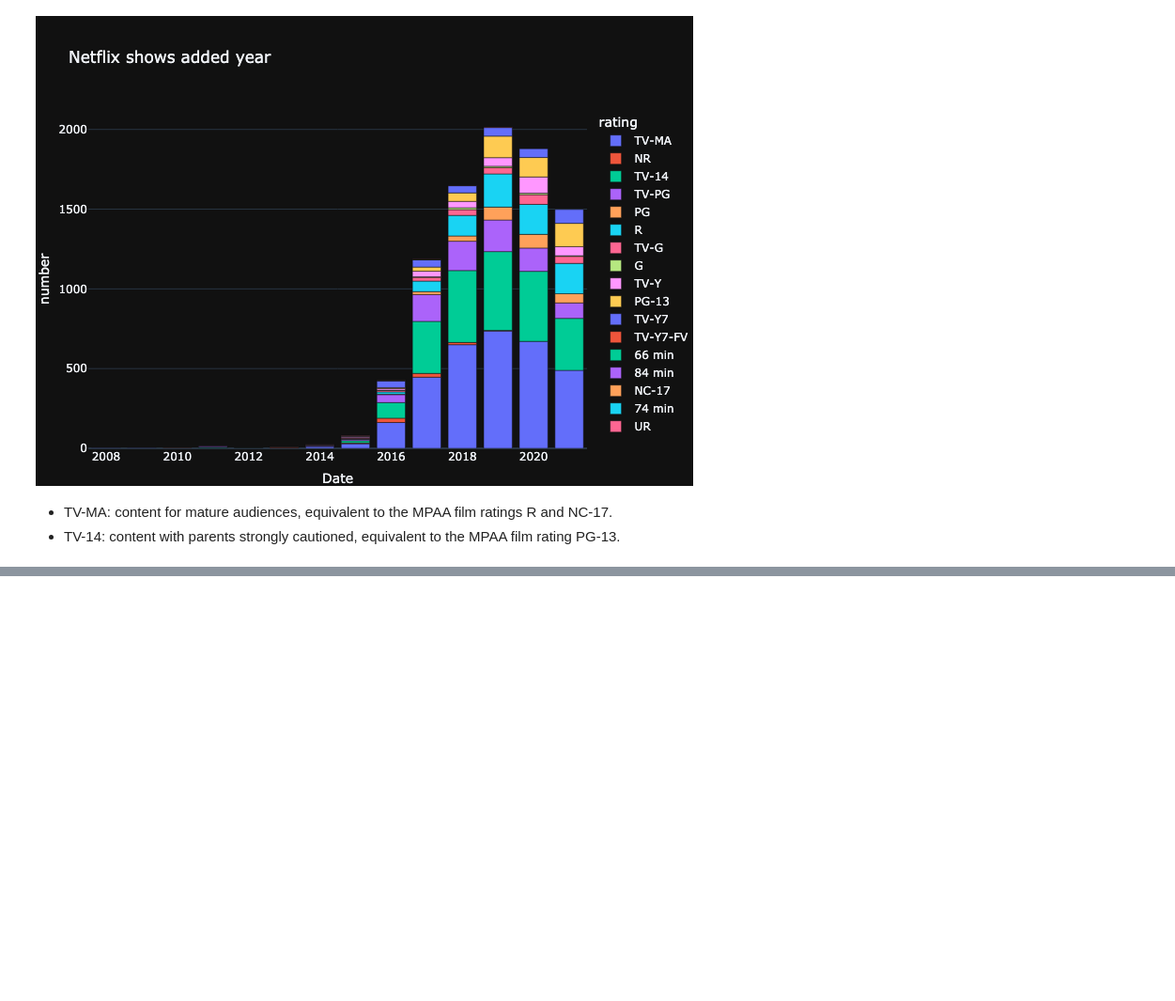
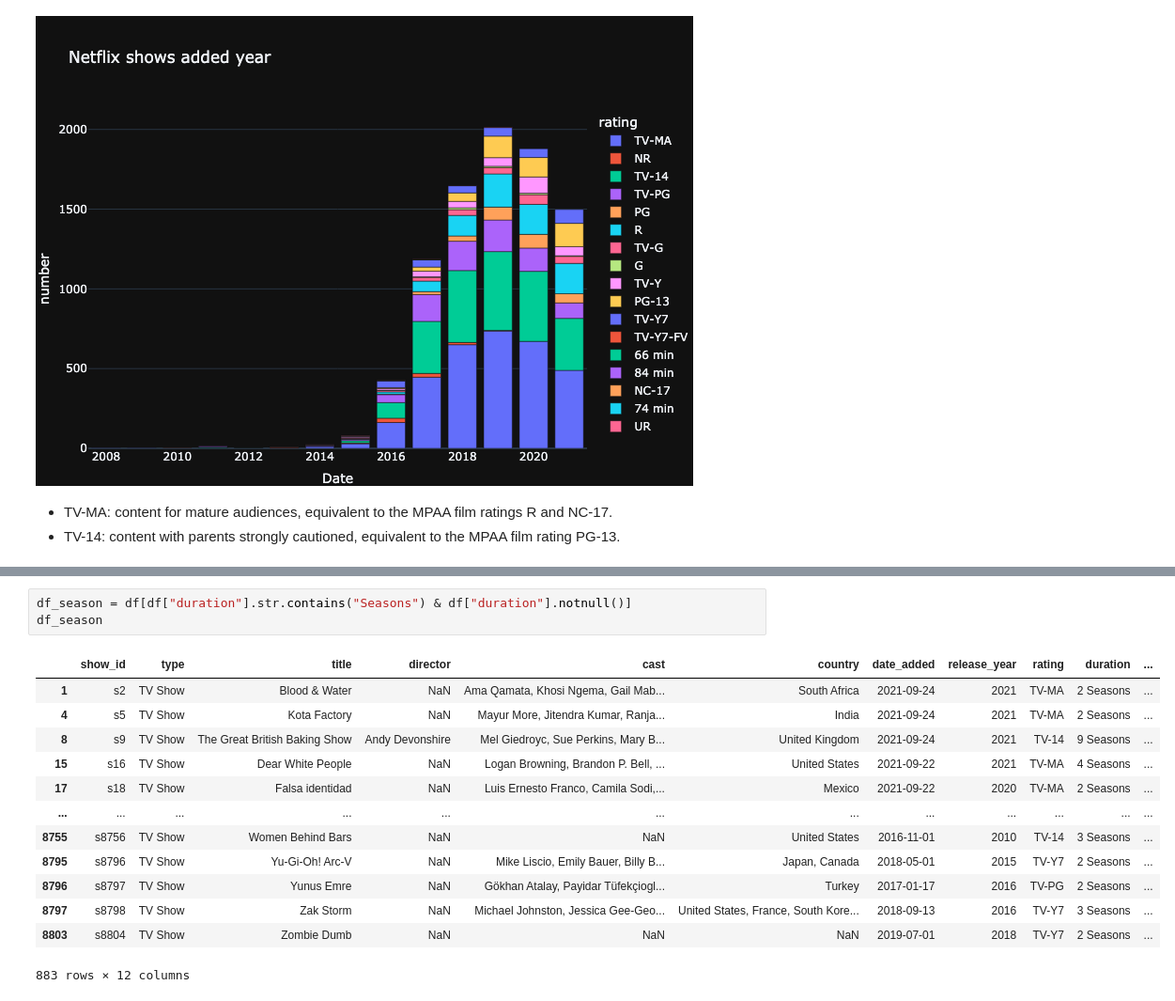
Before and after one commit to dailyLi/netflix, a Jupyter notebook: netflix_EDA.ipynb, the cells around one changed output, grey strips where cells are left out. Shown at 94% size. Cells and saved outputs as stored; diff of their text form; blank space fills up the shorter version.

```diff
--- a/netflix_EDA.ipynb
+++ b/netflix_EDA.ipynb
@@ -174,0 +293,17 @@ fig.show(renderer="png")
+# %%
+df_season = df[df["duration"].str.contains("Seasons") & df["duration"].notnull()]
+df_season
+# %% [output]
+|  | show_id | type | title | director | cast | country | date_added | release_year | rating | duration | ... |
+| 1 | s2 | TV Show | Blood & Water | NaN | Ama Qamata, Khosi Ngema, Gail Mab... | South Africa | 2021-09-24 | 2021 | TV-MA | 2 Seasons | ... |
+| 4 | s5 | TV Show | Kota Factory | NaN | Mayur More, Jitendra Kumar, Ranja... | India | 2021-09-24 | 2021 | TV-MA | 2 Seasons | ... |
+| 8 | s9 | TV Show | The Great British Baking Show | Andy Devonshire | Mel Giedroyc, Sue Perkins, Mary B... | United Kingdom | 2021-09-24 | 2021 | TV-14 | 9 Seasons | ... |
+| 15 | s16 | TV Show | Dear White People | NaN | Logan Browning, Brandon P. Bell, ... | United States | 2021-09-22 | 2021 | TV-MA | 4 Seasons | ... |
+| 17 | s18 | TV Show | Falsa identidad | NaN | Luis Ernesto Franco, Camila Sodi,... | Mexico | 2021-09-22 | 2020 | TV-MA | 2 Seasons | ... |
+| ... | ... | ... | ... | ... | ... | ... | ... | ... | ... | ... | ... |
+| 8755 | s8756 | TV Show | Women Behind Bars | NaN | NaN | United States | 2016-11-01 | 2010 | TV-14 | 3 Seasons | ... |
+| 8795 | s8796 | TV Show | Yu-Gi-Oh! Arc-V | NaN | Mike Liscio, Emily Bauer, Billy B... | Japan, Canada | 2018-05-01 | 2015 | TV-Y7 | 2 Seasons | ... |
+| 8796 | s8797 | TV Show | Yunus Emre | NaN | Gökhan Atalay, Payidar Tüfekçiogl... | Turkey | 2017-01-17 | 2016 | TV-PG | 2 Seasons | ... |
+| 8797 | s8798 | TV Show | Zak Storm | NaN | Michael Johnston, Jessica Gee-Geo... | United States, France, South Kore... | 2018-09-13 | 2016 | TV-Y7 | 3 Seasons | ... |
+| 8803 | s8804 | TV Show | Zombie Dumb | NaN | NaN | NaN | 2019-07-01 | 2018 | TV-Y7 | 2 Seasons | ... |
+883 rows × 12 columns
```
Also changed, not shown: parts of 10 cells of this notebook.
